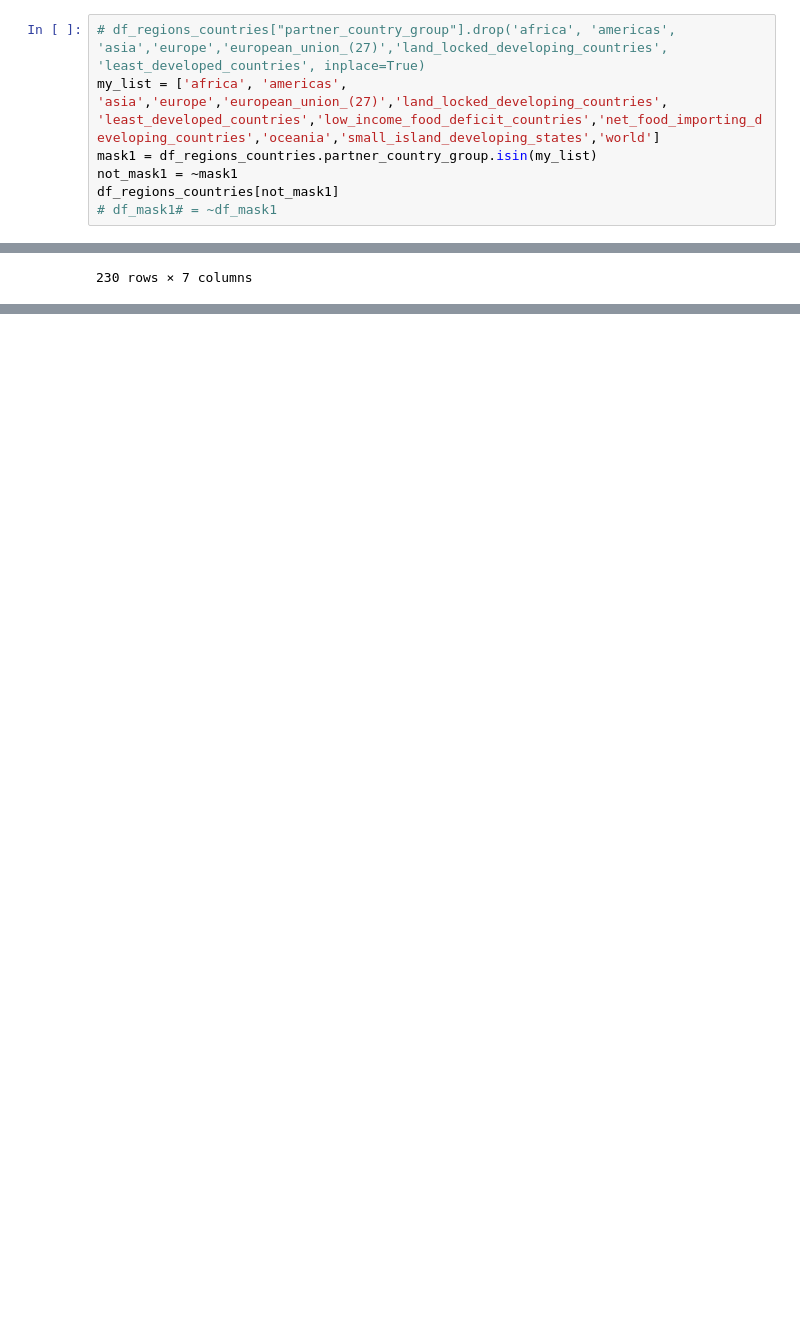
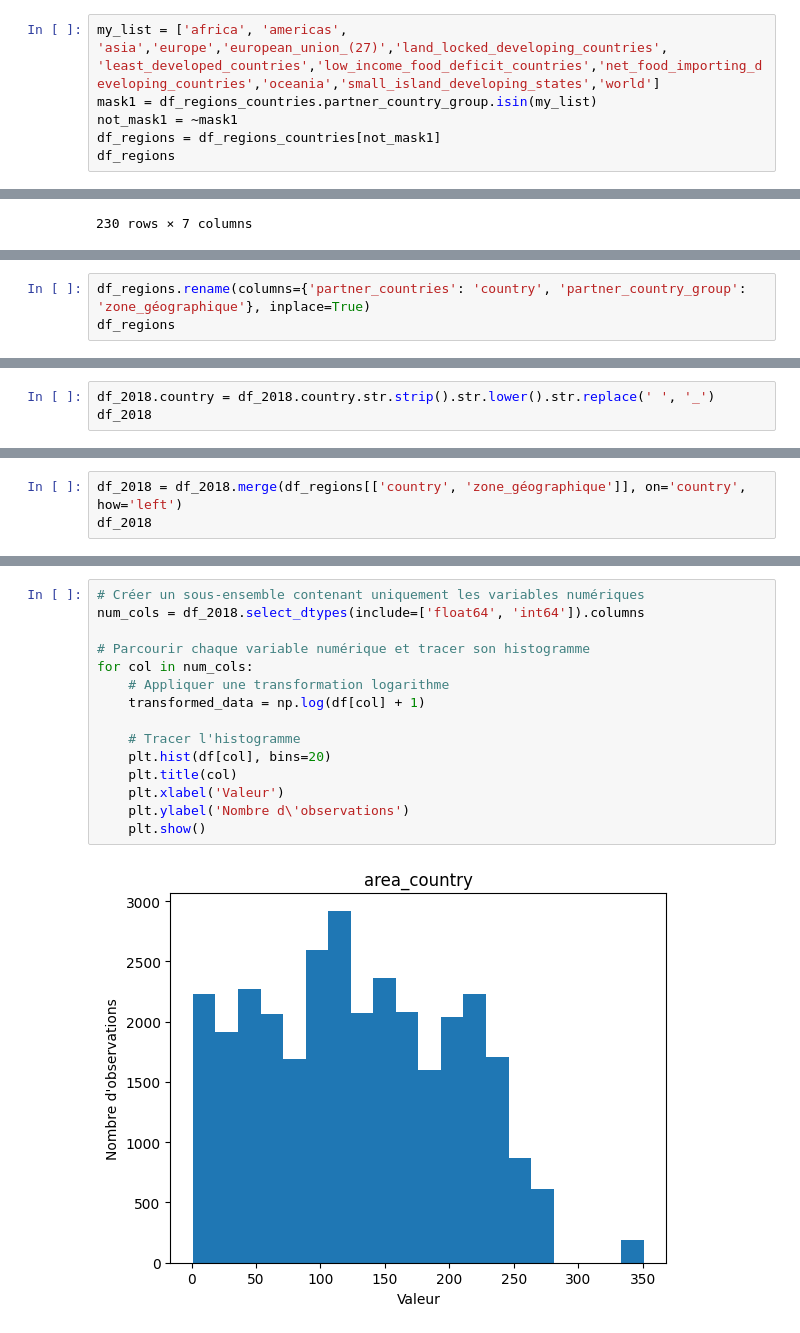
Before and after one commit to RolaMmss/D-couvrez-pandas-avec-le-jeu-de-donn-es-de-la-FAO, a Jupyter notebook: FAOProjetPandas.ipynb, the cells around one changed output, grey strips where cells are left out. Cells and saved outputs as stored; diff of their text form; blank space fills up the shorter version.

```diff
--- a/FAOProjetPandas.ipynb
+++ b/FAOProjetPandas.ipynb
@@ -403,12 +409,11 @@ array(['africa', 'americas', 'asia', 'australia_and_new_zealand',
        'southern_asia', 'southern_europe', 'western_africa',
        'western_asia', 'western_europe', 'world'], dtype=object)
 # %%
-# df_regions_countries["partner_country_group"].drop('africa', 'americas', 'asia','europe','european_union_(27)','land_locked_developing_countries', 'least_developed_countries', inplace=True)
 my_list = ['africa', 'americas', 'asia','europe','european_union_(27)','land_locked_developing_countries', 'least_developed_countries','low_income_food_deficit_countries','net_food_importing_developing_countries','oceania','small_island_developing_states','world']
 mask1 = df_regions_countries.partner_country_group.isin(my_list)
 not_mask1 = ~mask1
-df_regions_countries[not_mask1]
-# df_mask1# = ~df_mask1
+df_regions = df_regions_countries[not_mask1]
+df_regions
 # %% [output]
 |  | partner_country_group_code | partner_country_group | partner_country_code | partner_countries | m49_code | ... |
 | 159 | 5501 | australia_and_new_zealand | 10 | australia | 36.0 | ... |
@@ -428,0 +431,3 @@ df_regions_countries.groupby(['eastern_africa', 'middle_africa', 'northern_afric
+# %%
+df_regions.rename(columns={'partner_countries': 'country', 'partner_country_group': 'zone_géographique'}, inplace=True)
+df_regions
@@ -428,0 +468,3 @@ df_regions_countries.groupby(['eastern_africa', 'middle_africa', 'northern_afric
+# %%
+df_2018.country = df_2018.country.str.strip().str.lower().str.replace(' ', '_')
+df_2018
@@ -428,0 +490,3 @@ df_regions_countries.groupby(['eastern_africa', 'middle_africa', 'northern_afric
+# %%
+df_2018 = df_2018.merge(df_regions[['country', 'zone_géographique']], on='country', how='left')
+df_2018
@@ -428,0 +586,17 @@ df_regions_countries.groupby(['eastern_africa', 'middle_africa', 'northern_afric
+# %%
+# Créer un sous-ensemble contenant uniquement les variables numériques
+num_cols = df_2018.select_dtypes(include=['float64', 'int64']).columns
+
+# Parcourir chaque variable numérique et tracer son histogramme
+for col in num_cols:
+    # Appliquer une transformation logarithme
+    transformed_data = np.log(df[col] + 1)
+
+    # Tracer l'histogramme
+    plt.hist(df[col], bins=20)
+    plt.title(col)
+    plt.xlabel('Valeur')
+    plt.ylabel('Nombre d\'observations')
+    plt.show()
+# %% [output]
+[figure, added]
```
Also changed, not shown: parts of 24 cells of this notebook.
